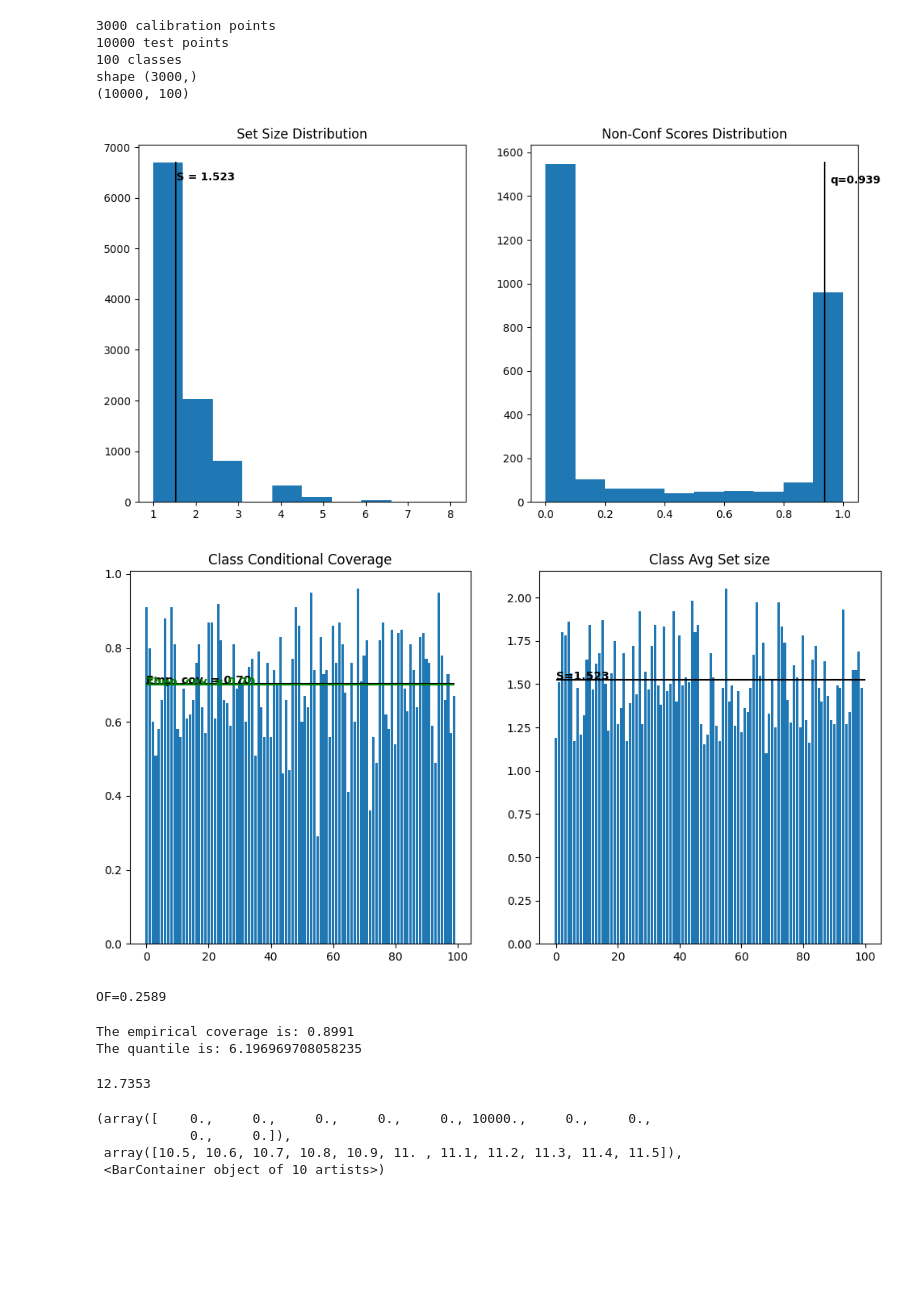
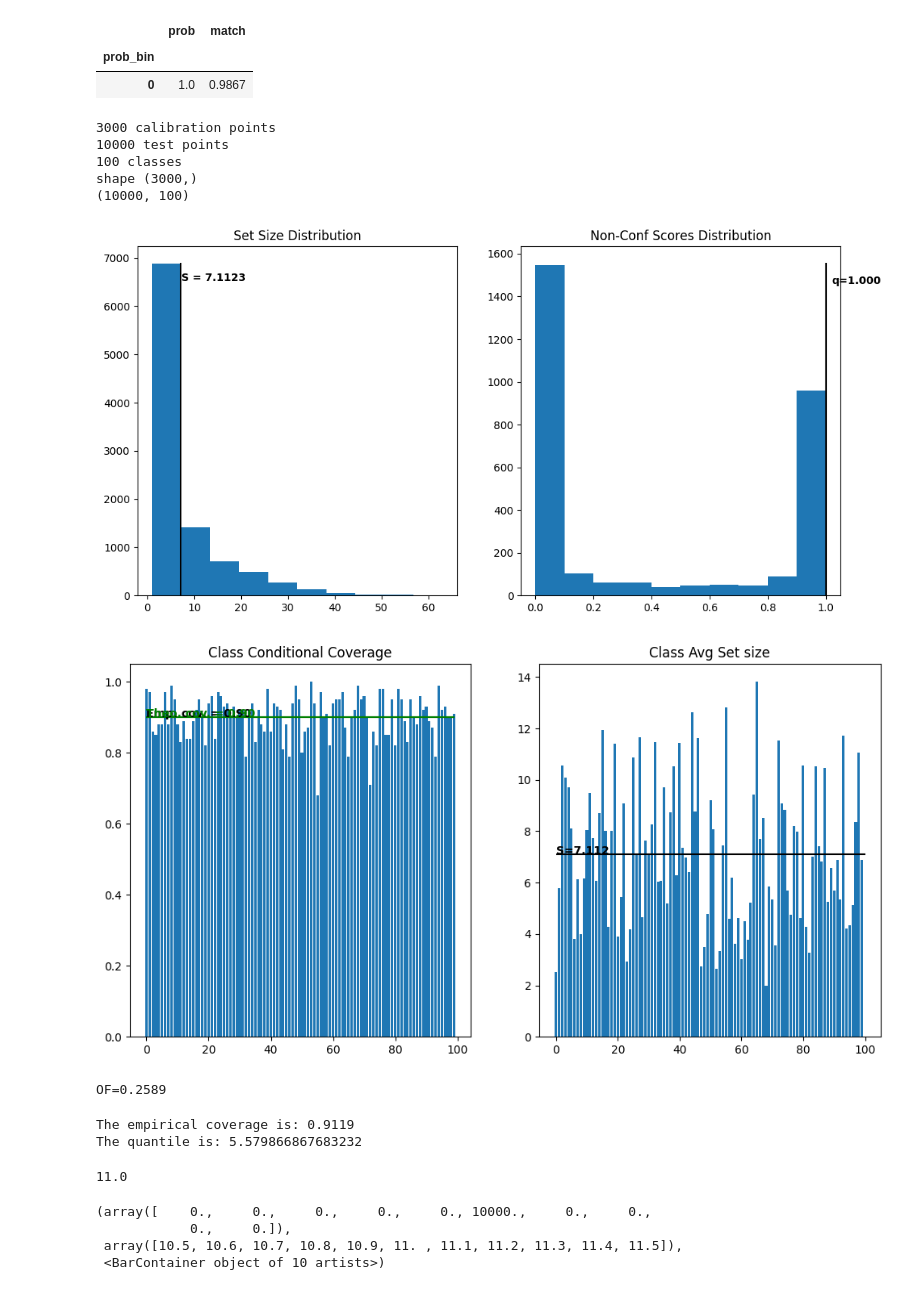
Before and after one commit to JoaoCalem/Conformal-Sparsemax, a Jupyter notebook: conformal_sparsemax/conformal_predictors/conformal_predictors.ipynb, the cells around one changed output. Saved outputs shown, nothing was run; the diff lists cells and outputs as text; code cells hidden in the pictures; blank space fills up the shorter version.

```diff
--- a/conformal_sparsemax/conformal_predictors/conformal_predictors.ipynb
+++ b/conformal_sparsemax/conformal_predictors/conformal_predictors.ipynb
@@ -12,6 +13,15 @@ import pickle
 #pred_test = softmax(np.random.rand(n_test,n_classes), axis = 1)
 #true_cal = np.eye(n_classes)[np.random.choice(n_classes, n_cal)]
 #true_test = np.eye(n_classes)[np.random.choice(n_classes, n_test)]
+# %%
+with open('../../predictions/MNIST_cal_FYLoss_sparsemax_proba.pickle', 'rb') as f:
+    pred_cal = pickle.load(f)
+with open('../../predictions/MNIST_test_FYLoss_sparsemax_proba.pickle', 'rb') as f:
+    pred_test = pickle.load(f)
+with open('../../predictions/MNIST_cal_true.pickle', 'rb') as f:
+    true_cal = pickle.load(f)
+with open('../../predictions/MNIST_test_true.pickle', 'rb') as f:
+    true_test = pickle.load(f)
 # %%
 with open('../../predictions/CIFAR100_cal_NLLLoss_softmax_proba.pickle', 'rb') as f:
     pred_cal = pickle.load(f)
@@ -21,9 +31,23 @@ with open('../../predictions/CIFAR100_cal_true.pickle', 'rb') as f:
     true_cal = pickle.load(f)
 with open('../../predictions/CIFAR100_test_true.pickle', 'rb') as f:
     true_test = pickle.load(f)
+# %%
+pred_label_test = np.argmax(pred_test, axis = 1)
+true_label_test = np.argmax(true_test, axis = 1)
+pred_max_test = np.max(pred_test,axis = 1)
+test_results = pd.DataFrame({'true_label': true_label_test,
+                             'pred_label': pred_label_test,
+                             'prob': pred_max_test})
+test_results['match'] = test_results.true_label==test_results.pred_label
+test_results['prob_bin'] = pd.qcut(test_results['prob'], q=4, labels=False,duplicates='drop')
+test_results.groupby('prob_bin')[['match','prob']].agg({'prob': 'max','match': 'mean'})
+# %% [output]
+|  | prob | match |
+| prob_bin |  |  |
+| 0 | 1.0 | 0.9867 |
 # %%
 # Get non-conformity scores
-alpha = 0.3
+alpha = 0.1
 
 def get_pvalue(preds):
         return np.array([((cal_scores>= el).sum() + 1)/(len(cal_scores) + 1) for el in preds])
@@ -77,35 +101,35 @@ class_size = true_test.copy()
 class_size[class_size==1]=test_match.sum(axis = 1)
 class_size = class_size.sum(axis=0)/true_test.sum(axis=0)
 
 # Class-wise metrics
 fig, axs = plt.subplots(1,2,figsize=(12,6))
 # add labels?
 axs[0].bar(np.arange(n_classes),class_coverage)
 axs[0].hlines(coverage,0,n_classes-1, color='black')
 axs[0].hlines(1-alpha,0,n_classes-1, color='green')
 axs[0].text(0,coverage, f'Emp. cov. = {coverage:.2f}', color='black',fontweight='bold')
 axs[0].text(0,1-alpha, f'Theo. cov. = {1-alpha:.2f}', color='green',fontweight='bold')
 axs[0].set_title('Class Conditional Coverage')
 
 
 axs[1].bar(np.arange(n_classes),class_size)
 axs[1].hlines(set_size.mean(),0,100, color='black')
 axs[1].text(0,set_size.mean(), f'S={set_size.mean():.3f}', color='black',fontweight='bold')
 axs[1].set_title('Class Avg Set size')
 
 plt.show()
 
 # Observed fuzziness
 #of = np.ma.array(test_pvalues, mask = true_test).mean(axis=1).data.mean()
 print(f'OF={of:.4f}')
 # %% [output]
 3000 calibration points
 10000 test points
 100 classes
 shape (3000,)
 (10000, 100)
-[figure, old version]
+[figure, new version]
-[figure, old version]
+[figure, new version]
 OF=0.2589
 # %%
 cal_labels = true_cal.argmax(axis = 1)
@@ -141,12 +165,12 @@ empirical_coverage = prediction_sets[np.arange(n_test),test_labels].mean()
 print(f"The empirical coverage is: {empirical_coverage}")
 print(f"The quantile is: {qhat}")
 # %% [output]
-The empirical coverage is: 0.8991
-The quantile is: 6.196969708058235
+The empirical coverage is: 0.9119
+The quantile is: 5.579866867683232
 # %%
 prediction_sets.sum(axis=1).mean()
 # %% [output]
-12.7353
+11.0
 # %%
 plt.hist(prediction_sets.sum(axis=1))
 # %% [output]
```
Also changed, not shown: parts of 2 cells of this notebook, 5 other files.
